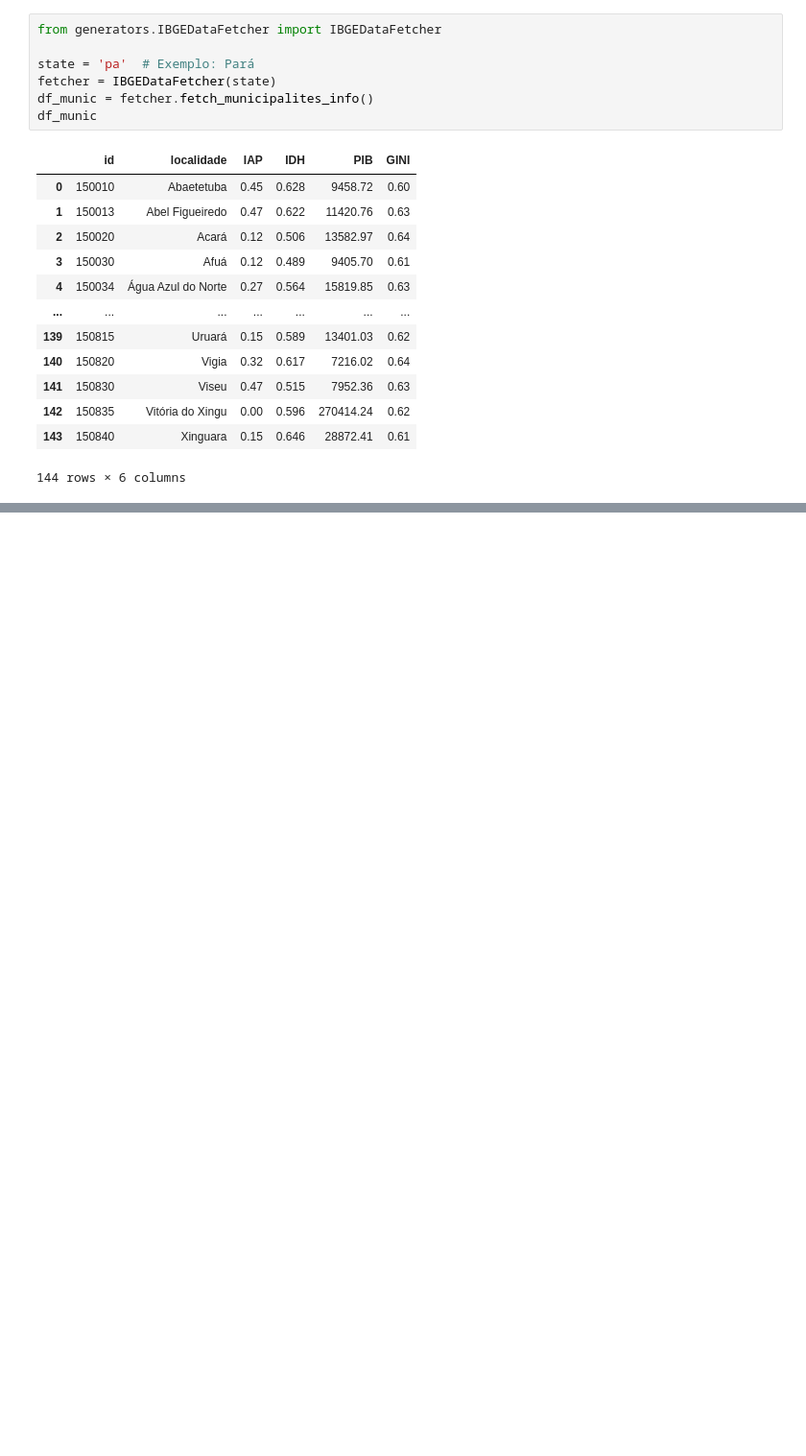
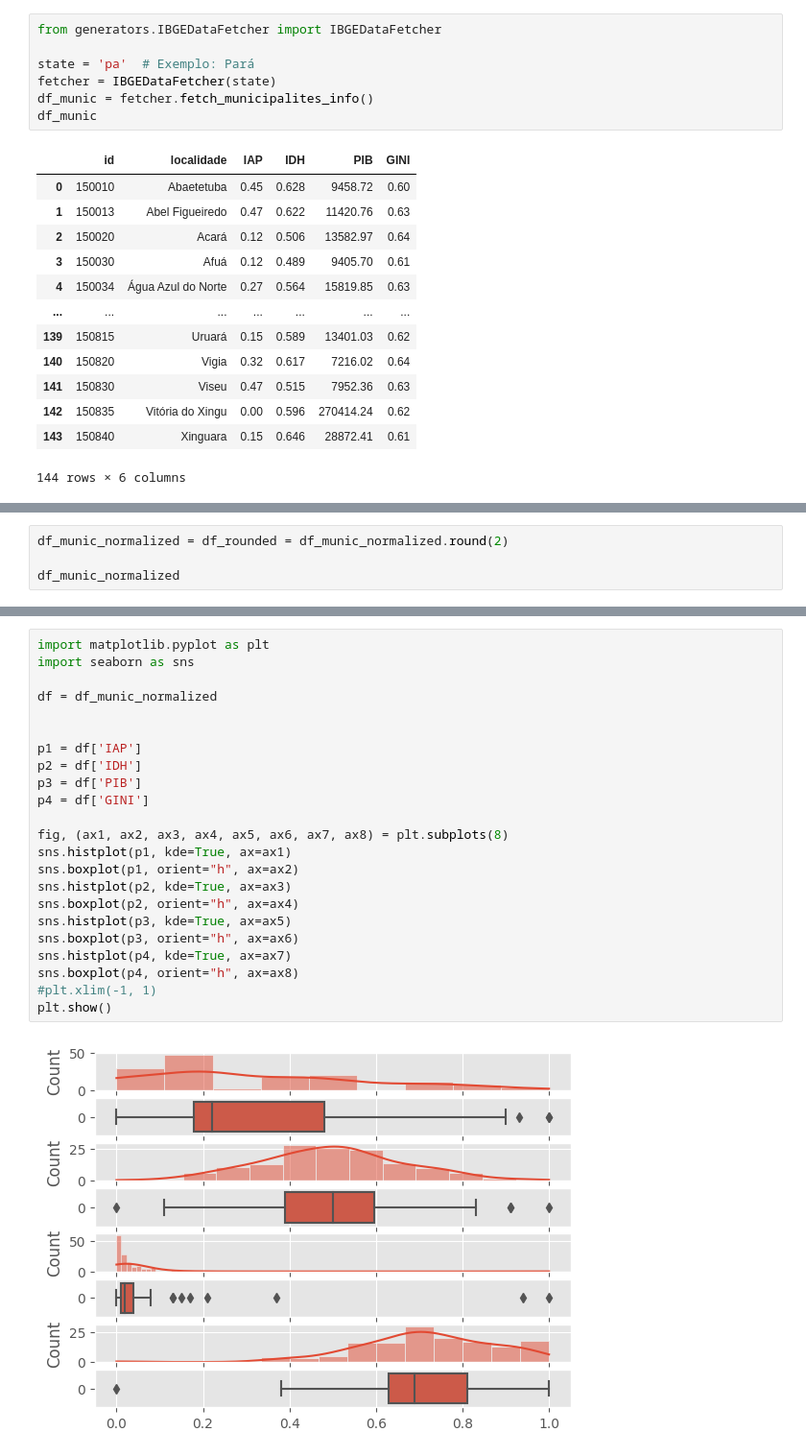
Before and after one commit to jlucioDev/woman_victims_v3, a Jupyter notebook: main.ipynb, the cells around one changed output, grey strips where cells are left out. Shown at 96% size. Cells and saved outputs as stored; diff of their text form; blank space fills up the shorter version.

```diff
--- a/main.ipynb
+++ b/main.ipynb
@@ -85,0 +72,4 @@ df_munic
+# %%
+df_munic_normalized = df_rounded = df_munic_normalized.round(2)
+
+df_munic_normalized
@@ -85,0 +90,25 @@ df_munic
+# %%
+import matplotlib.pyplot as plt
+import seaborn as sns
+
+df = df_munic_normalized
+
+
+p1 = df['IAP']
+p2 = df['IDH']
+p3 = df['PIB']
+p4 = df['GINI']
+
+fig, (ax1, ax2, ax3, ax4, ax5, ax6, ax7, ax8) = plt.subplots(8)
+sns.histplot(p1, kde=True, ax=ax1)
+sns.boxplot(p1, orient="h", ax=ax2)
+sns.histplot(p2, kde=True, ax=ax3)
+sns.boxplot(p2, orient="h", ax=ax4)
+sns.histplot(p3, kde=True, ax=ax5)
+sns.boxplot(p3, orient="h", ax=ax6)
+sns.histplot(p4, kde=True, ax=ax7)
+sns.boxplot(p4, orient="h", ax=ax8)
+#plt.xlim(-1, 1)
+plt.show()
+# %% [output]
+[figure, added]
```
Also changed, not shown: parts of 20 cells of this notebook, 6 other files.
